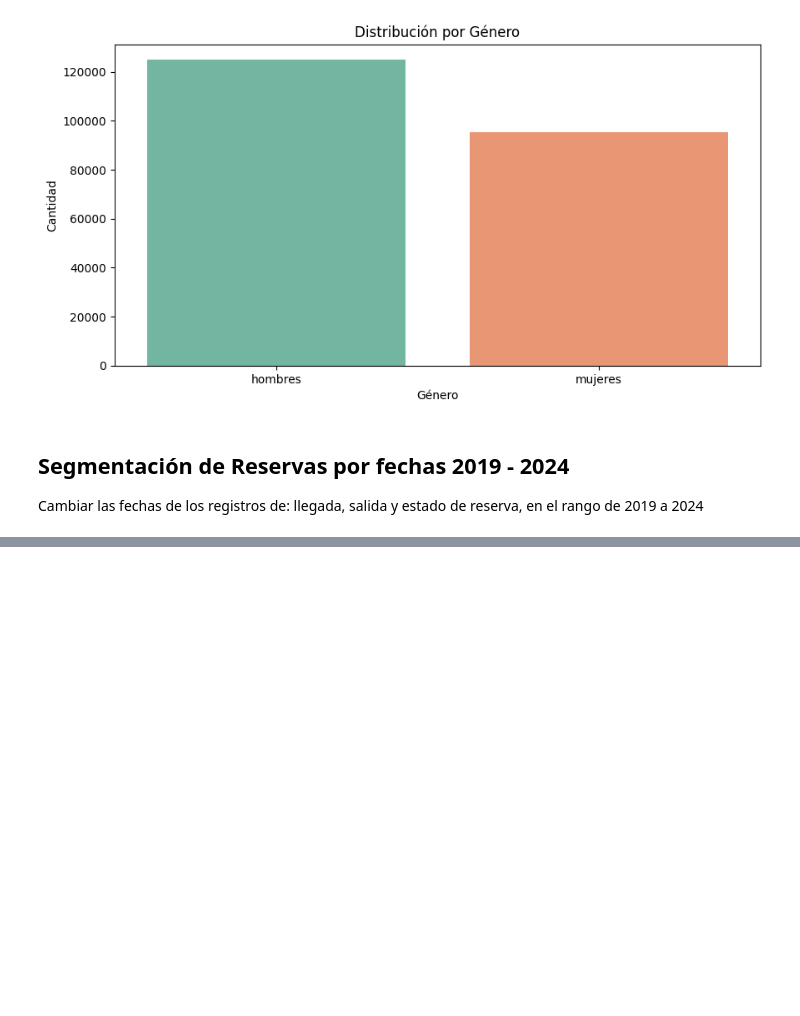
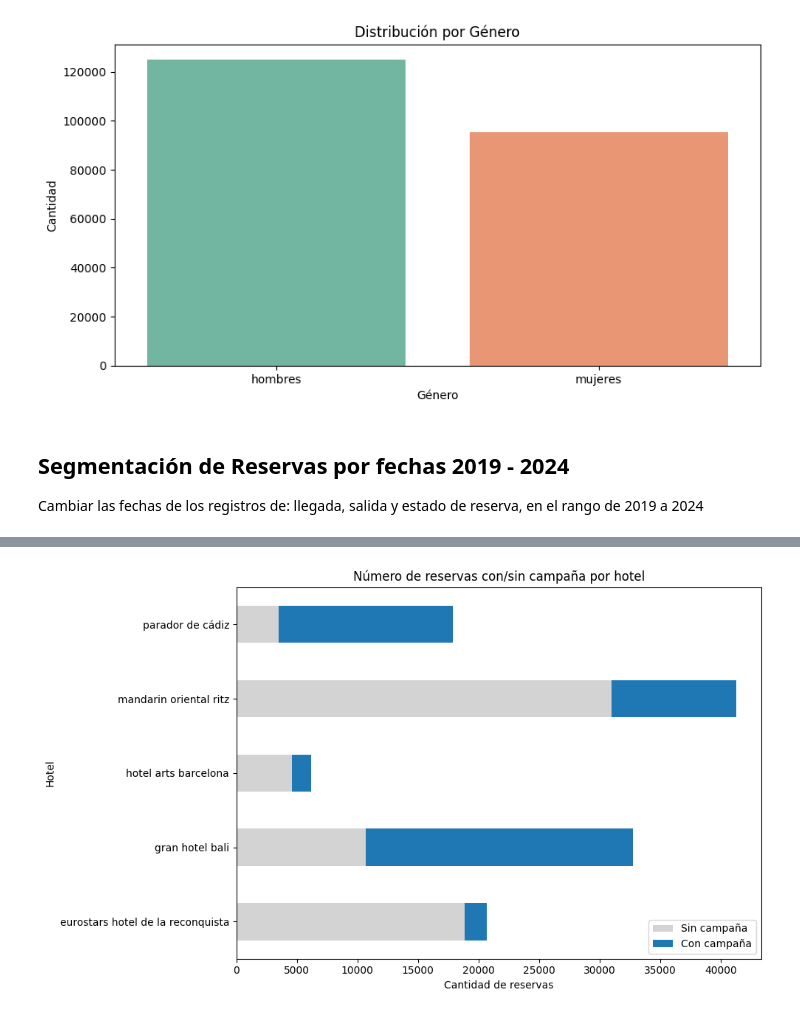
Before and after one commit to leonxrdon/TFM-ImpactoMarketing, a Jupyter notebook: notebooks/01_data_bookings.ipynb, the cells around one changed output, grey strips where cells are left out. Cells and saved outputs as stored; diff of their text form; code cells hidden in the pictures; blank space fills up the shorter version.

Commit message:
📊 Reservas: Distribución de reservas con fechas de campañas

```diff
--- a/notebooks/01_data_bookings.ipynb
+++ b/notebooks/01_data_bookings.ipynb
@@ -625,2 +674,26 @@ df.head()
+# %%
+import seaborn as sns
+import matplotlib.pyplot as plt
+
+# Crear columna auxiliar
+df['tiene_campaña'] = df['campaña_asignada'].notna()
+
+# Agrupar
+conteo = df.groupby(['hotel', 'tiene_campaña']).size().reset_index(name='cuenta')
+
+# Pivotar para gráfico
+pivot = conteo.pivot(index='hotel', columns='tiene_campaña', values='cuenta').fillna(0)
+pivot.columns = ['Sin campaña', 'Con campaña']
+
+# Gráfico apilado
+pivot.plot(kind='barh', stacked=True, figsize=(10, 6), color=['#d3d3d3', '#1f77b4'])
+plt.title("Número de reservas con/sin campaña por hotel")
+plt.xlabel("Cantidad de reservas")
+plt.ylabel("Hotel")
+plt.legend(loc='lower right')
+plt.tight_layout()
+plt.show()
+# %% [output]
+[figure, added]
 # %%
 # Exportar nueva data
```
Also changed, not shown: parts of 15 cells of this notebook, 2 other files.
